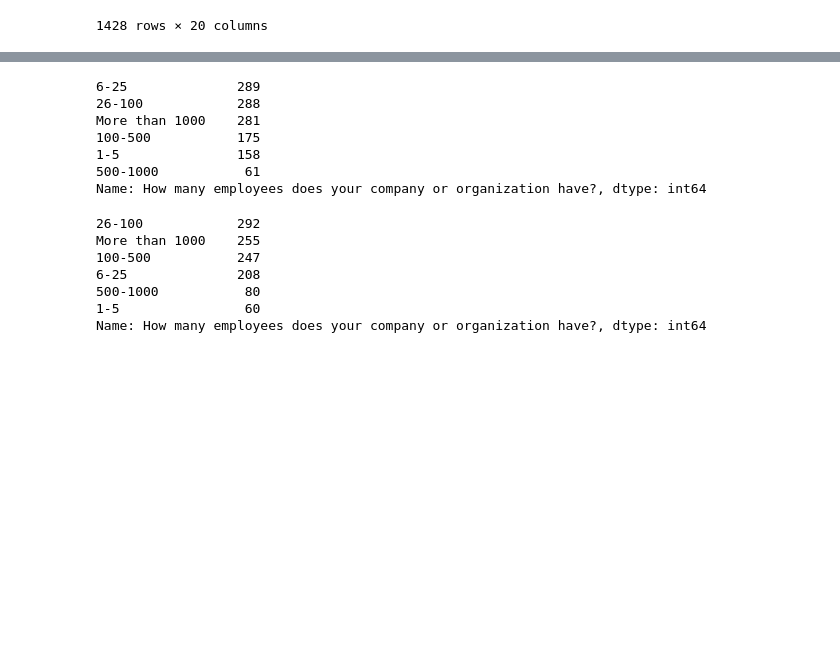
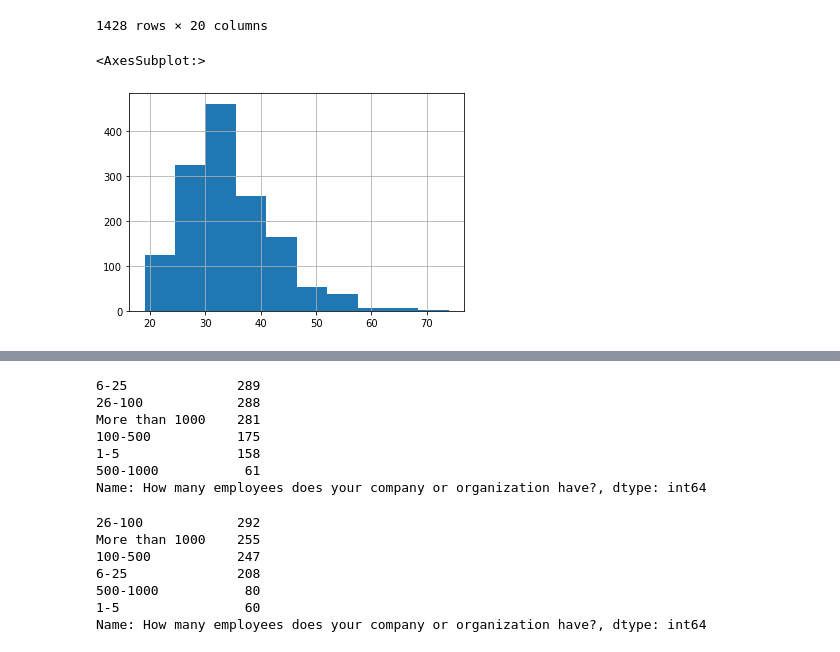
Before and after one commit to MDaily7/Life-Expectancy-In-the-US, a Jupyter notebook: Clean_Survey_Data.ipynb, the cells around one changed output, grey strips where cells are left out. Saved outputs shown, nothing was run; the diff lists cells and outputs as text; code cells hidden in the pictures; blank space fills up the shorter version.

```diff
--- a/Clean_Survey_Data.ipynb
+++ b/Clean_Survey_Data.ipynb
@@ -177,6 +183,11 @@ clean_data16_df
 | 1431 | 0 | 100-500 | 0.0 | I don't know | ... |
 | 1432 | 0 | 100-500 | 1.0 | Yes | ... |
 1428 rows × 20 columns
+# %%
+clean_data16_df['What is your age?'].hist()
+# %% [output]
+<AxesSubplot:>
+[figure, added]
 # %%
 clean_data17_df = clean_data17_df[(clean_data17_df['What is your age?'] > 17) & (clean_data17_df['What is your age?'] < 81)]
 clean_data17_df
```
Also changed, not shown: parts of 10 cells of this notebook.
